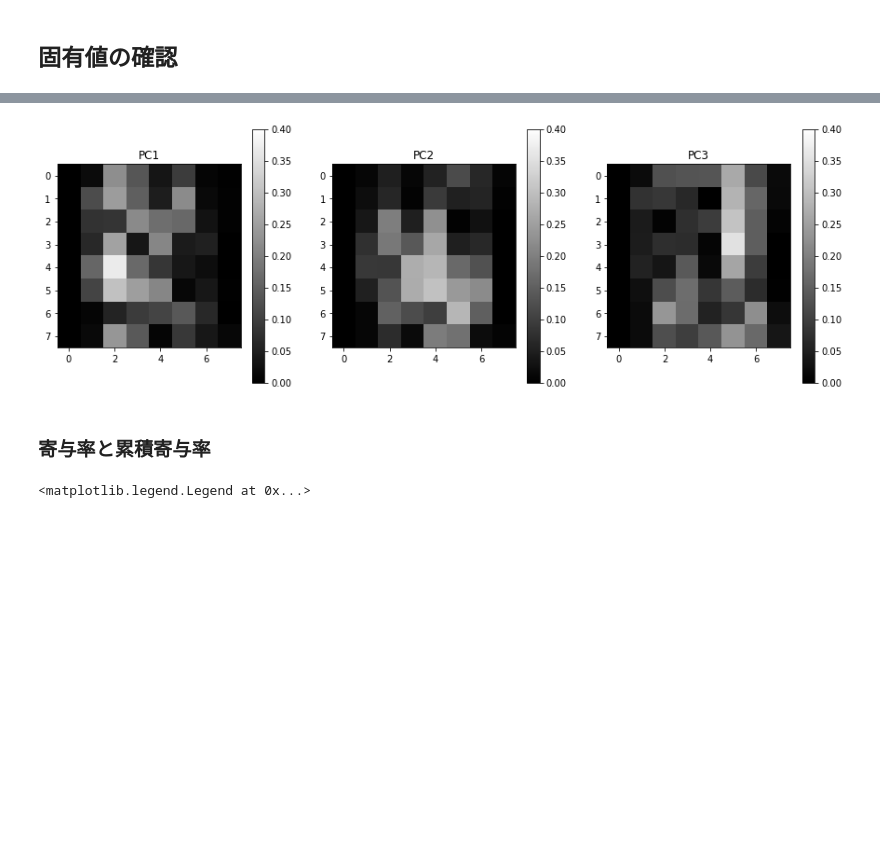
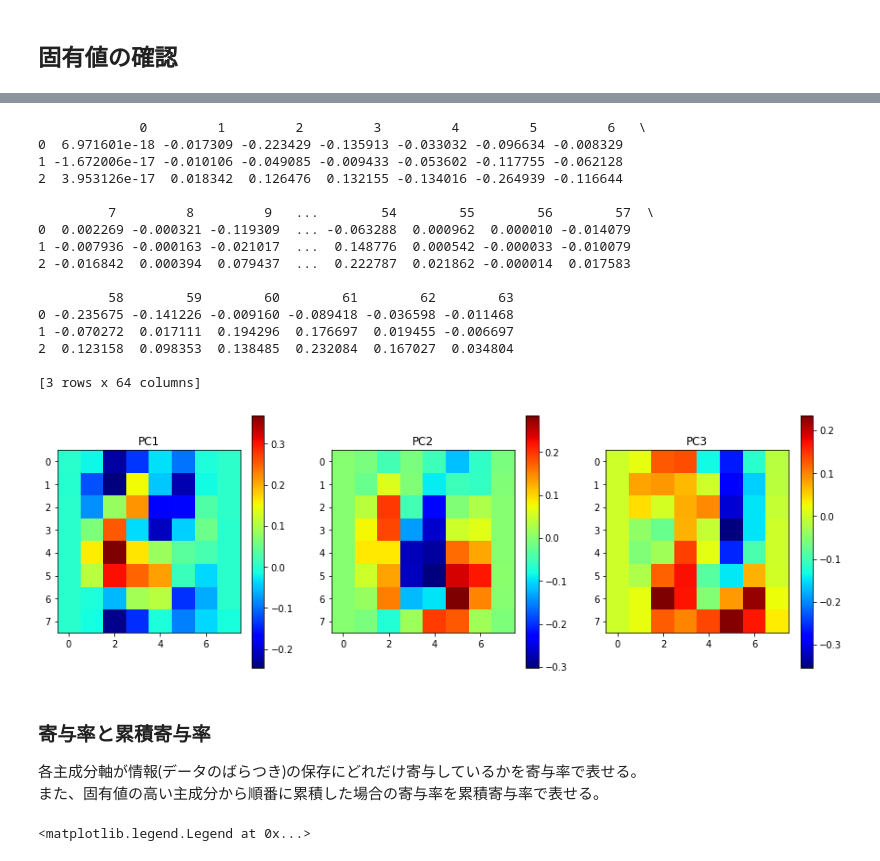
Before and after one commit to naonaorange/sklearn_tutorials, a Jupyter notebook: principal_component_analysis.ipynb, the cells around one changed output, grey strips where cells are left out. Cells and saved outputs as stored; diff of their text form; code cells hidden in the pictures; blank space fills up the shorter version.

```diff
--- a/principal_component_analysis.ipynb
+++ b/principal_component_analysis.ipynb
@@ -228,7 +226,7 @@ for i, data in enumerate(X[0:16]):
 import pandas as pd
 from sklearn.decomposition import PCA
 
-n_components = 64  #分析後の主成分数
+n_components = 3  #分析後の主成分数
 
 pca = PCA(n_components)
 X_pca = pca.fit_transform(X)
@@ -254,0 +248,9 @@ pd.DataFrame(pca.explained_variance_[:5], index=idx)
+# %%
+plt.figure(figsize=(10,10))
+
+for i in range(10):
+  plt.scatter(X_pca[y==i, 0], X_pca[y==i, 1], marker=f"${i}$")
+
+plt.xlabel("PC1")
+plt.ylabel("PC2")
+plt.show()
@@ -255,15 +270,35 @@ pd.DataFrame(pca.explained_variance_[:5], index=idx)
 # %%
+print(pd.DataFrame(pca.components_).head())
+
 plt.figure(figsize=(15, 5))
 for i in range(3):
     plt.subplot(1, 3, i+1)
-    heatmap = np.reshape(abs(pca.components_[i]), (8, 8))
-    im = plt.imshow(heatmap)
-    im.set_clim(0, 0.4)
+    heatmap = np.reshape(pca.components_[i], (8, 8))
+    im = plt.imshow(heatmap, cmap=plt.cm.jet)
     plt.title("PC"+str(i+1))
     plt.colorbar()
 plt.show()
 # %% [output]
+             0         1         2         3         4         5         6   \
+0  6.971601e-18 -0.017309 -0.223429 -0.135913 -0.033032 -0.096634 -0.008329
+1 -1.672006e-17 -0.010106 -0.049085 -0.009433 -0.053602 -0.117755 -0.062128
+2  3.953126e-17  0.018342  0.126476  0.132155 -0.134016 -0.264939 -0.116644
+
+         7         8         9   ...        54        55        56        57  \
+0  0.002269 -0.000321 -0.119309  ... -0.063288  0.000962  0.000010 -0.014079
+1 -0.007936 -0.000163 -0.021017  ...  0.148776  0.000542 -0.000033 -0.010079
+2 -0.016842  0.000394  0.079437  ...  0.222787  0.021862 -0.000014  0.017583
+
+         58        59        60        61        62        63
+0 -0.235675 -0.141226 -0.009160 -0.089418 -0.036598 -0.011468
+1 -0.070272  0.017111  0.194296  0.176697  0.019455 -0.006697
+2  0.123158  0.098353  0.138485  0.232084  0.167027  0.034804
+
+[3 rows x 64 columns]
-[figure, old version]
+[figure, new version]
 # %% [markdown]
 ### 寄与率と累積寄与率
+
+各主成分軸が情報(データのばらつき)の保存にどれだけ寄与しているかを寄与率で表せる。
+また、固有値の高い主成分から順番に累積した場合の寄与率を累積寄与率で表せる。
 # %%
```
Also changed, not shown: parts of 8 cells of this notebook.
